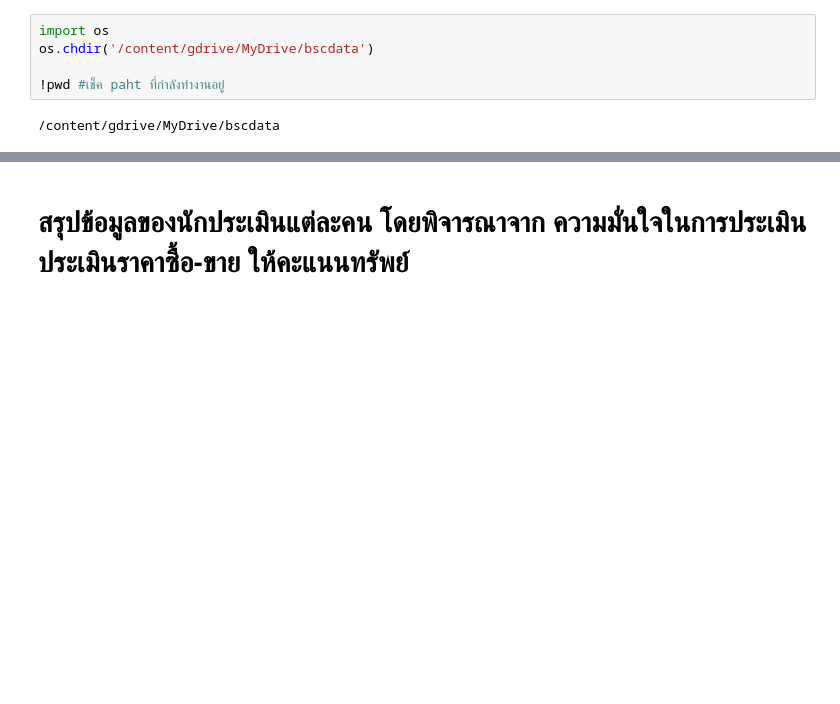
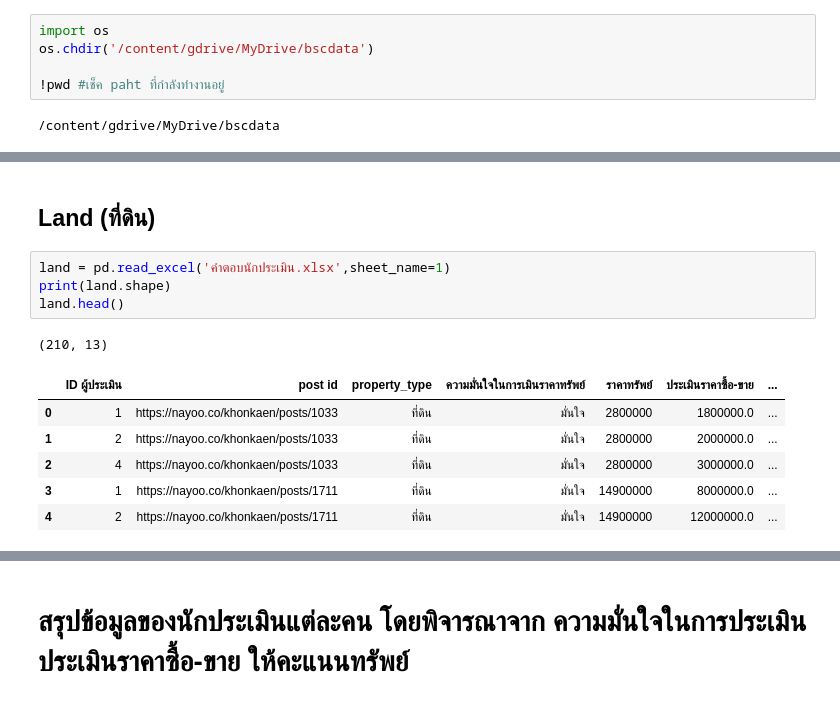
Before and after one commit to gxilly/bsc_dpdm22, a Jupyter notebook: [dataprep1]_property_estimator.ipynb, the cells around one changed output, grey strips where cells are left out. Saved outputs shown, nothing was run; the diff lists cells and outputs as text; blank space fills up the shorter version.

```diff
--- a/[dataprep1]_property_estimator.ipynb
+++ b/[dataprep1]_property_estimator.ipynb
@@ -30,3 +34,17 @@ data.head()
 | 2 | 1 | https://nayoo.co/khonkaen/posts/33 | บ้านเดี่ยว | มั่นใจ | 2600000.0 | 2200000.0 | ... |
 | 3 | 2 | https://nayoo.co/khonkaen/posts/33 | บ้านเดี่ยว | มั่นใจ | 2600000.0 | 2400000.0 | ... |
 | 4 | 1 | https://nayoo.co/khonkaen/posts/495 | บ้านเดี่ยว | มั่นใจ | 5900000.0 | 5000000.0 | ... |
+# %% [markdown]
+## Land (ที่ดิน)
+# %%
+land = pd.read_excel('คำตอบนักประเมิน.xlsx',sheet_name=1)
+print(land.shape)
+land.head()
+# %% [output]
+(210, 13)
+|  | ID ผู้ประเมิน | post id | property_type | ความมั่นใจในการเมินราคาทรัพย์ | ราคาทรัพย์ | ประเมินราคาซื้อ-ขาย | ... |
+| 0 | 1 | https://nayoo.co/khonkaen/posts/1033 | ที่ดิน | มั่นใจ | 2800000 | 1800000.0 | ... |
+| 1 | 2 | https://nayoo.co/khonkaen/posts/1033 | ที่ดิน | มั่นใจ | 2800000 | 2000000.0 | ... |
+| 2 | 4 | https://nayoo.co/khonkaen/posts/1033 | ที่ดิน | มั่นใจ | 2800000 | 3000000.0 | ... |
+| 3 | 1 | https://nayoo.co/khonkaen/posts/1711 | ที่ดิน | มั่นใจ | 14900000 | 8000000.0 | ... |
+| 4 | 2 | https://nayoo.co/khonkaen/posts/1711 | ที่ดิน | มั่นใจ | 14900000 | 12000000.0 | ... |
```
Also changed, not shown: parts of 95 cells of this notebook.
